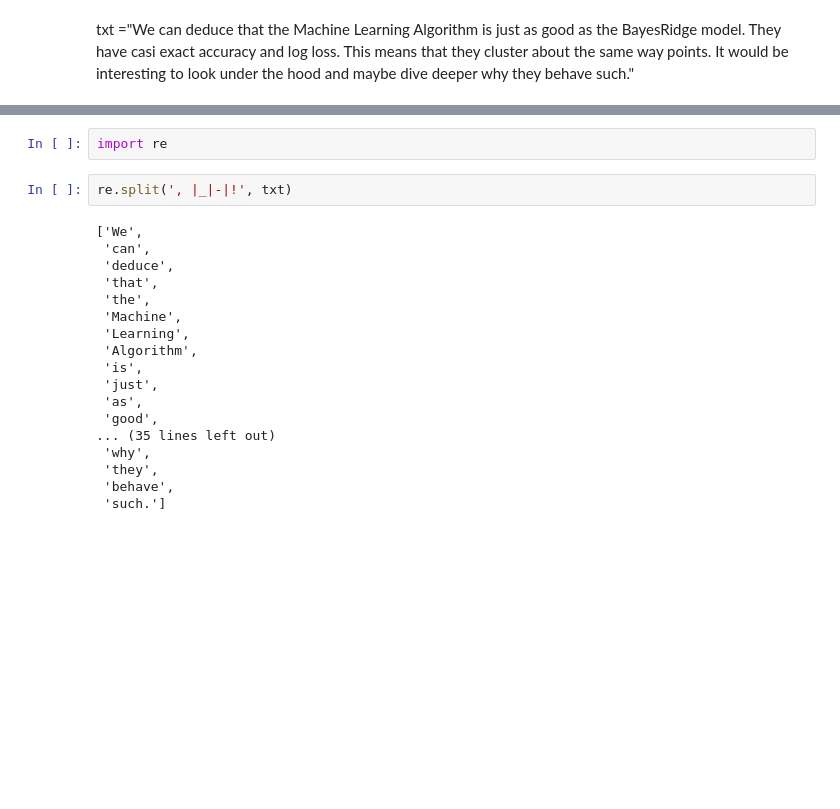
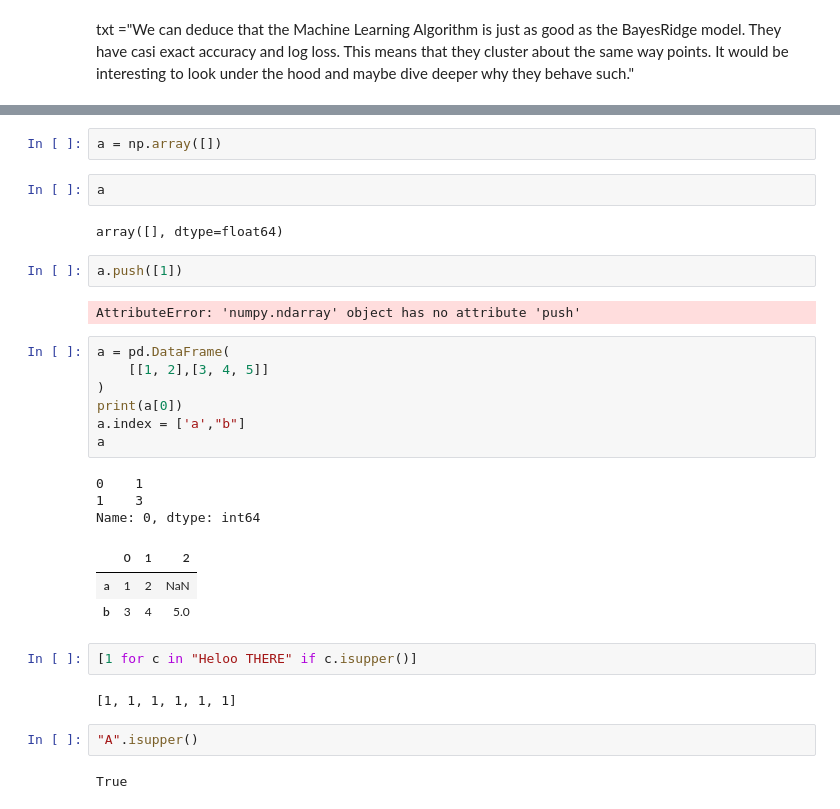
Before and after one commit to Moon2896/Projet-Python-S7, a Jupyter notebook: modeling.ipynb, the cells around one changed output, grey strips where cells are left out. Saved outputs shown, nothing was run; the diff lists cells and outputs as text; blank space fills up the shorter version.

```diff
--- a/modeling.ipynb
+++ b/modeling.ipynb
@@ -333,22 +331,32 @@ txt ="We can deduce that the Machine Learning Algorithm is just as good as the B
-# %%
-import re
-# %%
-re.split(', |_|-|!', txt)
-# %% [output]
-['We',
- 'can',
- 'deduce',
- 'that',
- 'the',
- 'Machine',
- 'Learning',
- 'Algorithm',
- 'is',
- 'just',
- 'as',
- 'good',
-... (35 lines left out)
- 'why',
- 'they',
- 'behave',
- 'such.']
+# %%
+a = np.array([])
+# %%
+a
+# %% [output]
+array([], dtype=float64)
+# %%
+a.push([1])
+# %% [output]
+AttributeError: 'numpy.ndarray' object has no attribute 'push'
+# %%
+a = pd.DataFrame(
+    [[1, 2],[3, 4, 5]]
+)
+print(a[0])
+a.index = ['a',"b"]
+a
+# %% [output]
+0    1
+1    3
+Name: 0, dtype: int64
+|  | 0 | 1 | 2 |
+| a | 1 | 2 | NaN |
+| b | 3 | 4 | 5.0 |
+# %%
+[1 for c in "Heloo THERE" if c.isupper()]
+# %% [output]
+[1, 1, 1, 1, 1, 1]
+# %%
+"A".isupper()
+# %% [output]
+True
```
Also changed, not shown: parts of 1 cell of this notebook.
